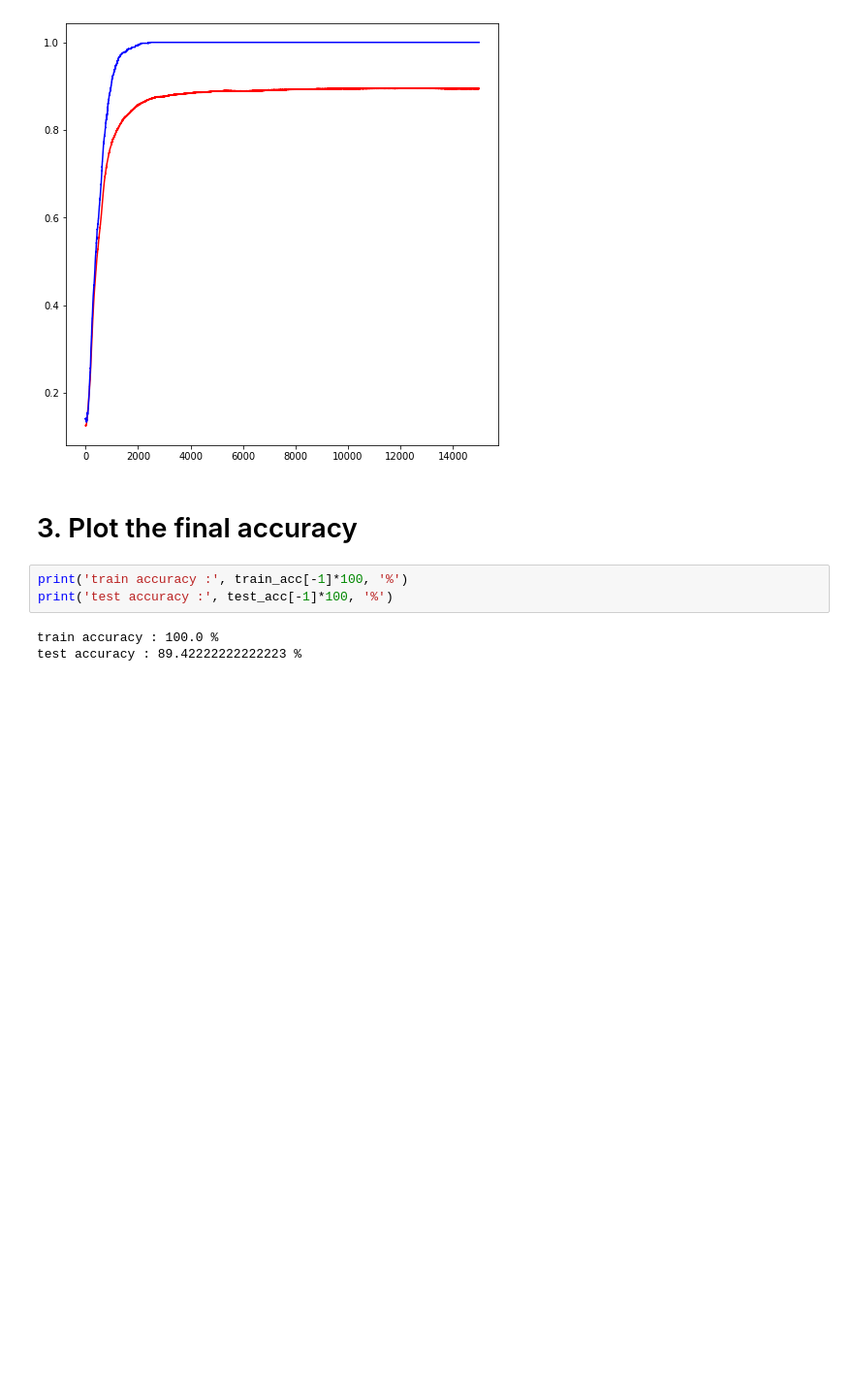
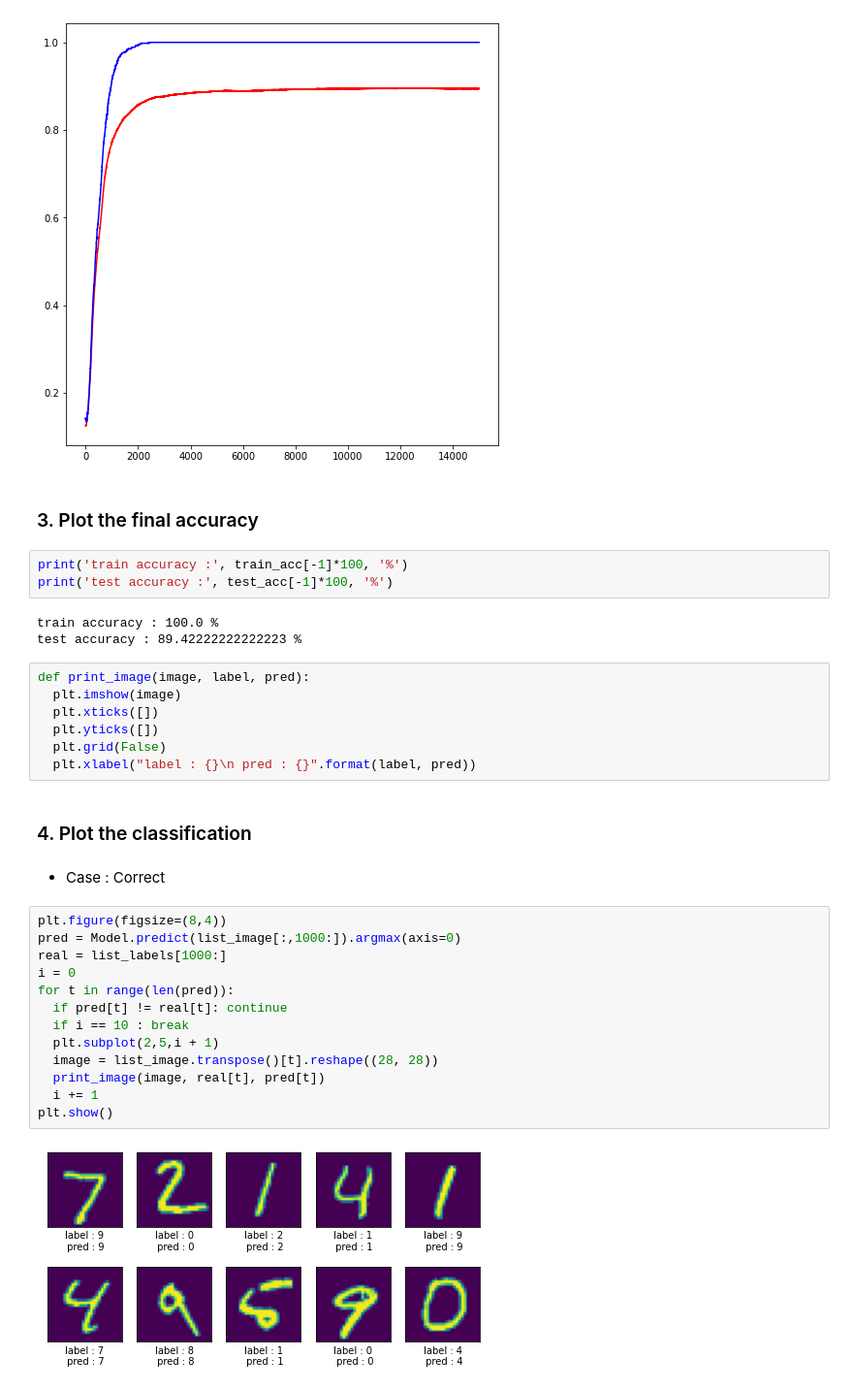
Before and after one commit to sonhs99/MachineLearning, a Jupyter notebook: Assignment10/Assignment10.ipynb, the cells around one changed output. Shown at 97% size. Drawn from its saved outputs; the diff is of its cells as text; blank space fills up the shorter version.

Commit message:
4. Plot the classification

```diff
--- a/Assignment10/Assignment10.ipynb
+++ b/Assignment10/Assignment10.ipynb
@@ -226,10 +226,36 @@ plt.show()
 # %% [output]
 [figure]
 # %% [markdown]
-# 3. Plot the final accuracy
+### 3. Plot the final accuracy
 # %%
 print('train accuracy :', train_acc[-1]*100, '%')
 print('test accuracy :', test_acc[-1]*100, '%')
 # %% [output]
 train accuracy : 100.0 %
 test accuracy : 89.42222222222223 %
+# %%
+def print_image(image, label, pred):
+  plt.imshow(image)
+  plt.xticks([])
+  plt.yticks([])
+  plt.grid(False)
+  plt.xlabel("label : {}\n pred : {}".format(label, pred))
+# %% [markdown]
+### 4. Plot the classification
+# %% [markdown]
+* Case : Correct
+# %%
+plt.figure(figsize=(8,4))
+pred = Model.predict(list_image[:,1000:]).argmax(axis=0)
+real = list_labels[1000:]
+i = 0
+for t in range(len(pred)):
+  if pred[t] != real[t]: continue
+  if i == 10 : break
+  plt.subplot(2,5,i + 1)
+  image = list_image.transpose()[t].reshape((28, 28))
+  print_image(image, real[t], pred[t])
+  i += 1
+plt.show()
+# %% [output]
+[figure, added]
```
Also changed, not shown: parts of 5 cells of this notebook.
